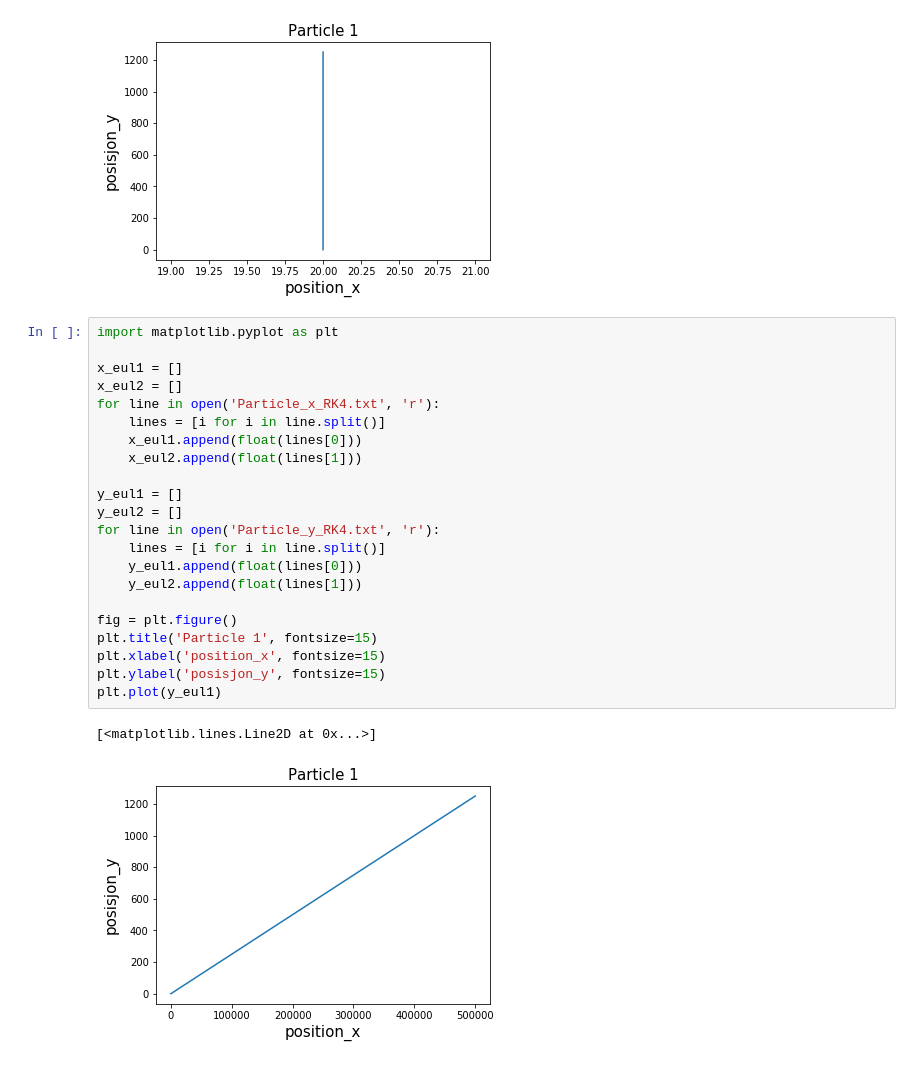
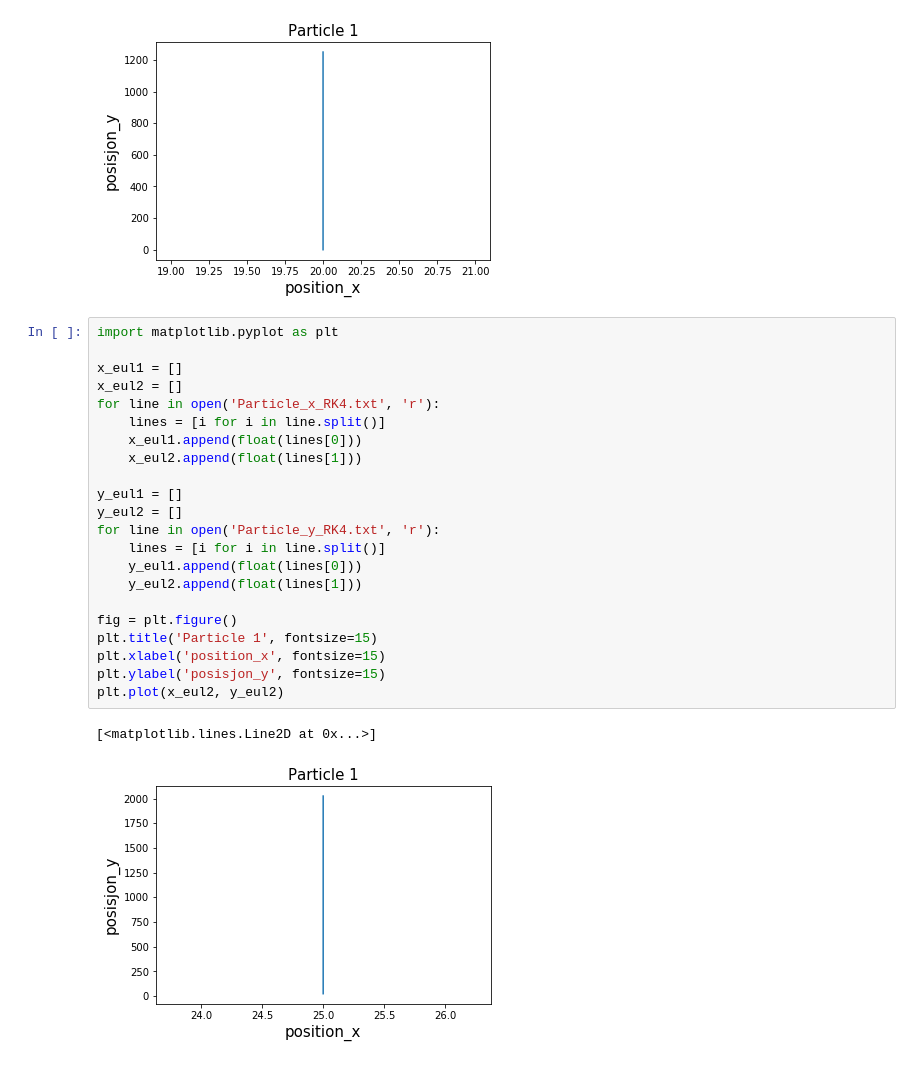
Before and after one commit to moaemilie/Project3_FYS4150, a Jupyter notebook: Task8.ipynb, the cells around one changed output. Saved outputs shown, nothing was run; the diff lists cells and outputs as text.

```diff
--- a/Task8.ipynb
+++ b/Task8.ipynb
@@ -188,25 +190,25 @@ plt.plot(x_eul1, y_eul1)
 # %%
 import matplotlib.pyplot as plt
 
 x_eul1 = []
 x_eul2 = []
 for line in open('Particle_x_RK4.txt', 'r'):
     lines = [i for i in line.split()]
     x_eul1.append(float(lines[0]))
     x_eul2.append(float(lines[1]))
 
 y_eul1 = []
 y_eul2 = []
 for line in open('Particle_y_RK4.txt', 'r'):
     lines = [i for i in line.split()]
     y_eul1.append(float(lines[0]))
     y_eul2.append(float(lines[1]))
 
 fig = plt.figure()
 plt.title('Particle 1', fontsize=15)
 plt.xlabel('position_x', fontsize=15)
 plt.ylabel('posisjon_y', fontsize=15)
-plt.plot(y_eul1)
+plt.plot(x_eul2, y_eul2)
 # %% [output]
 [<matplotlib.lines.Line2D at 0x...>]
-[figure, old version]
+[figure, new version]
```
Also changed, not shown: parts of 2 cells of this notebook, 1 other file.
